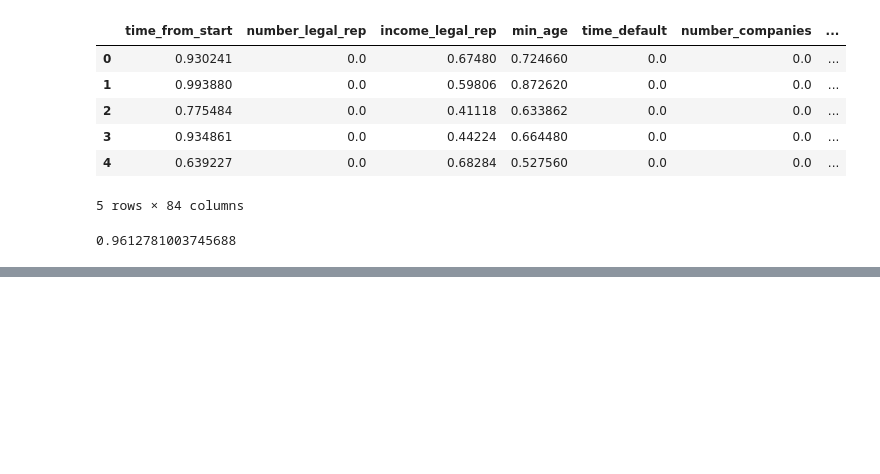
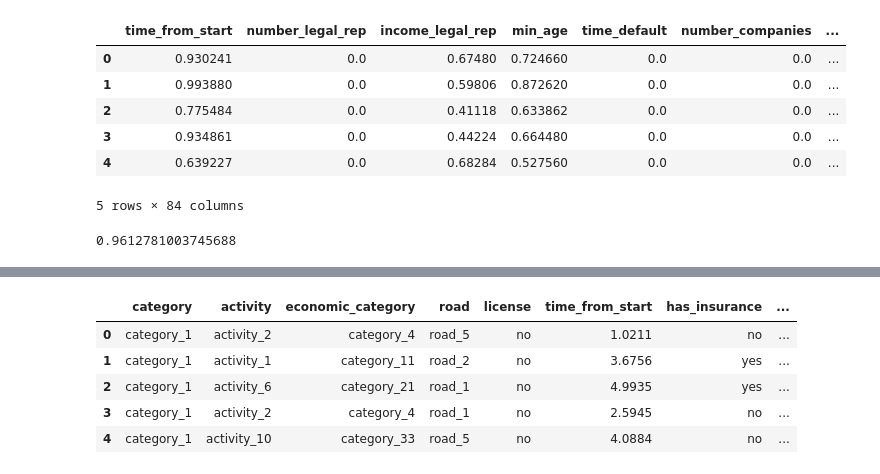
Before and after one commit to rodrigoase/bbva-data-challenge, a Jupyter notebook: Experimentacion.ipynb, the cells around one changed output, grey strips where cells are left out. Drawn from its saved outputs; the diff is of its cells as text; code cells hidden in the pictures; blank space fills up the shorter version.

Commit message:
prueba de modelo con el subset de prueba para el ranking

```diff
--- a/Experimentacion.ipynb
+++ b/Experimentacion.ipynb
@@ -718,0 +776,10 @@ accuracy_score(y_test, y_xgb_v1_pred)
+# %%
+X_test_ranking = dataset_test.drop(columns=columnas_eliminadas).copy()
+X_test_ranking.head()
+# %% [output]
+|  | category | activity | economic_category | road | license | time_from_start | has_insurance | ... |
+| 0 | category_1 | activity_2 | category_4 | road_5 | no | 1.0211 | no | ... |
+| 1 | category_1 | activity_1 | category_11 | road_2 | no | 3.6756 | yes | ... |
+| 2 | category_1 | activity_6 | category_21 | road_1 | no | 4.9935 | yes | ... |
+| 3 | category_1 | activity_2 | category_4 | road_1 | no | 2.5945 | no | ... |
+| 4 | category_1 | activity_10 | category_33 | road_5 | no | 4.0884 | no | ... |
```
Also changed, not shown: parts of 21 cells of this notebook, 1 other file.
